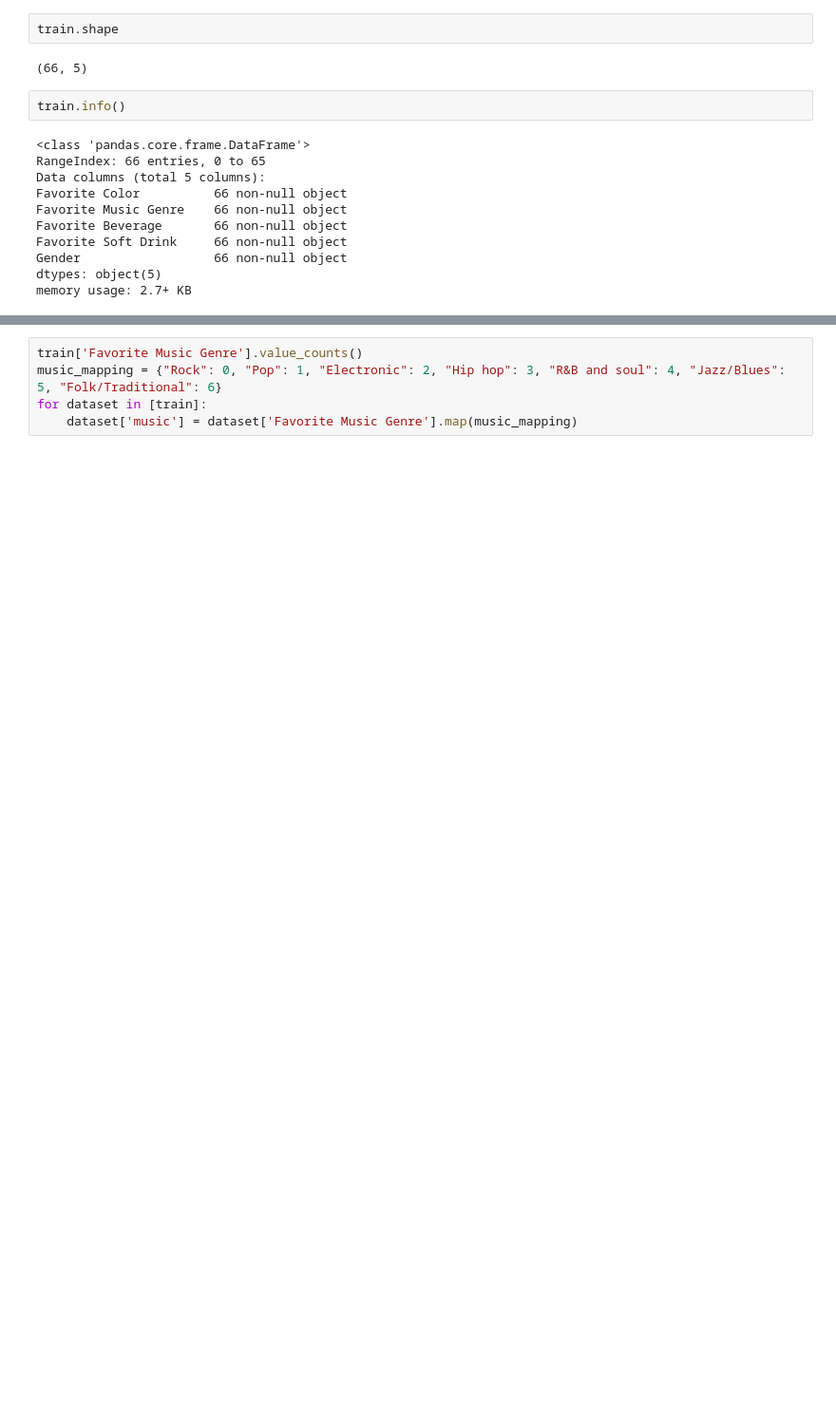
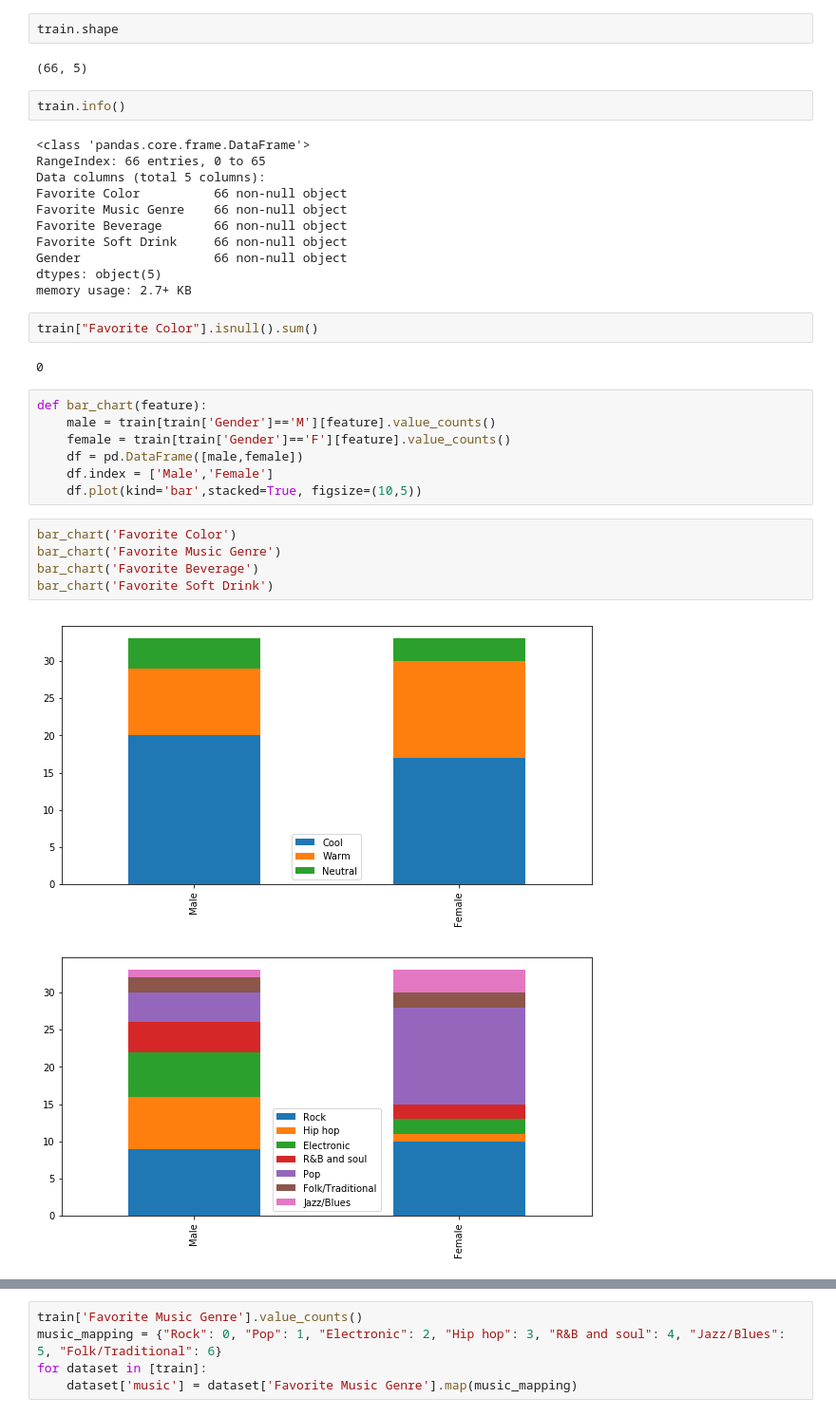
Before and after one commit to 738/DLStudy, a Jupyter notebook: kaggle/gender_classification/gender_classification.ipynb, the cells around one changed output, grey strips where cells are left out. Shown at 95% size. Drawn from its saved outputs; the diff is of its cells as text; blank space fills up the shorter version.

```diff
--- a/kaggle/gender_classification/gender_classification.ipynb
+++ b/kaggle/gender_classification/gender_classification.ipynb
@@ -28,3 +34,22 @@ Favorite Soft Drink     66 non-null object
 Gender                  66 non-null object
 dtypes: object(5)
 memory usage: 2.7+ KB
+# %%
+train["Favorite Color"].isnull().sum()
+# %% [output]
+0
+# %%
+def bar_chart(feature):
+    male = train[train['Gender']=='M'][feature].value_counts()
+    female = train[train['Gender']=='F'][feature].value_counts()
+    df = pd.DataFrame([male,female])
+    df.index = ['Male','Female']
+    df.plot(kind='bar',stacked=True, figsize=(10,5))
+# %%
+bar_chart('Favorite Color')
+bar_chart('Favorite Music Genre')
+bar_chart('Favorite Beverage')
+bar_chart('Favorite Soft Drink')
+# %% [output]
+[figure, added]
+[figure, added]
```
Also changed, not shown: parts of 9 cells of this notebook.
